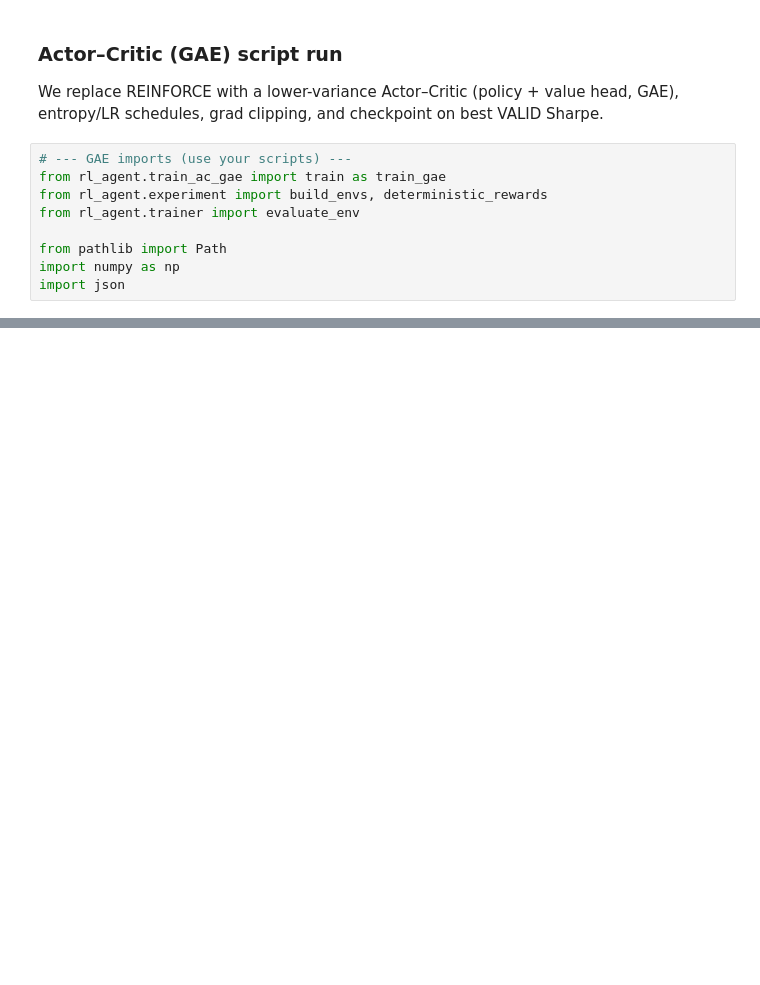
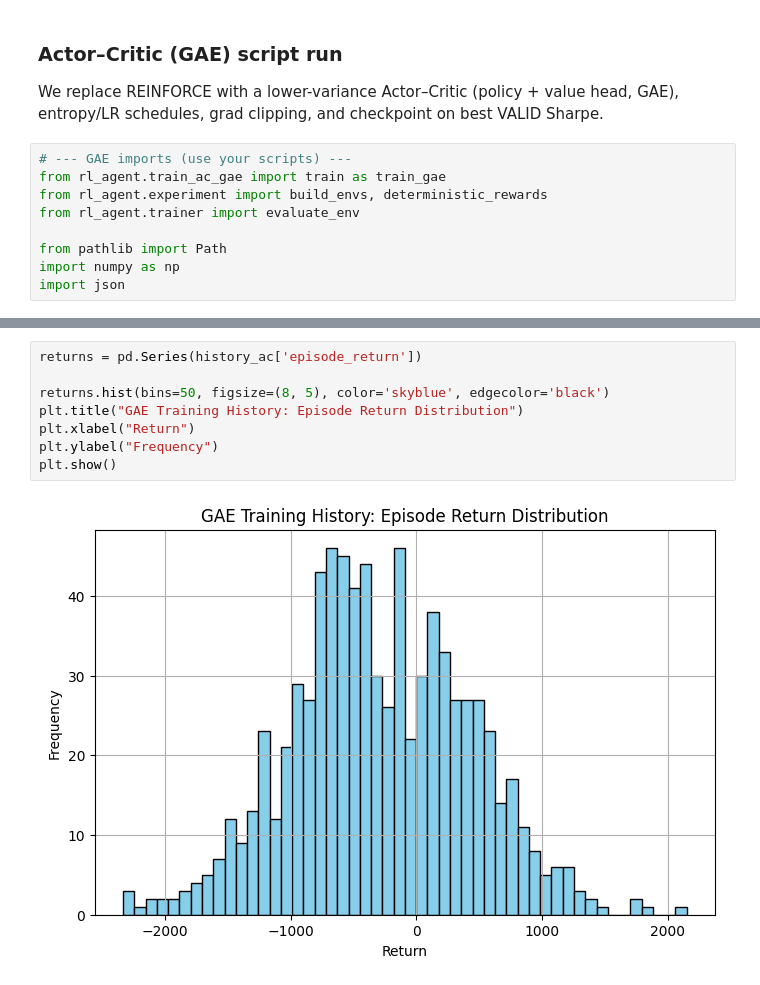
Before and after one commit to li-ruoxi/deep-hedging-rl-forked, a Jupyter notebook: notebooks/03_rl_training.ipynb, the cells around one changed output, grey strips where cells are left out. Saved outputs shown, nothing was run; the diff lists cells and outputs as text; blank space fills up the shorter version.

```diff
--- a/notebooks/03_rl_training.ipynb
+++ b/notebooks/03_rl_training.ipynb
@@ -287,3 +436,13 @@ KeyboardInterrupt:
+# %%
+returns = pd.Series(history_ac['episode_return'])
+
+returns.hist(bins=50, figsize=(8, 5), color='skyblue', edgecolor='black')
+plt.title("GAE Training History: Episode Return Distribution")
+plt.xlabel("Return")
+plt.ylabel("Frequency")
+plt.show()
+# %% [output]
+[figure, added]
 # %%
 # --- Build envs exactly as train sees them ---
 envs = build_envs(
```
Also changed, not shown: parts of 26 cells of this notebook, 18 other files.
